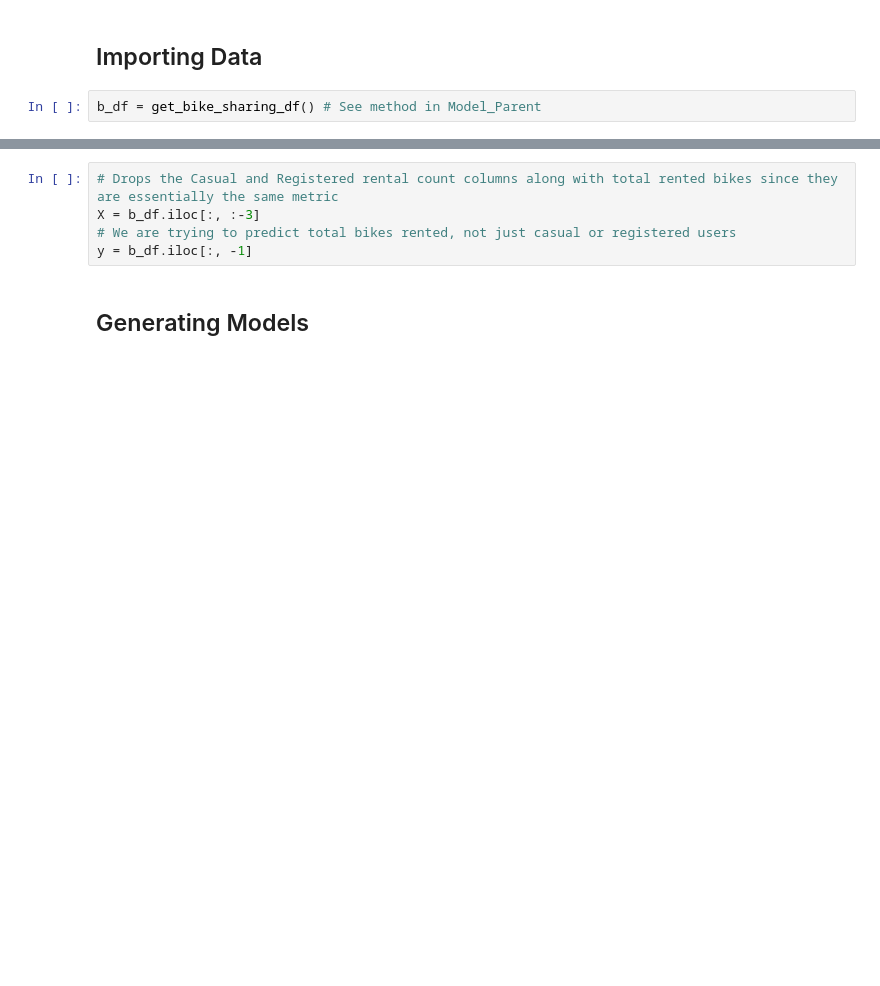
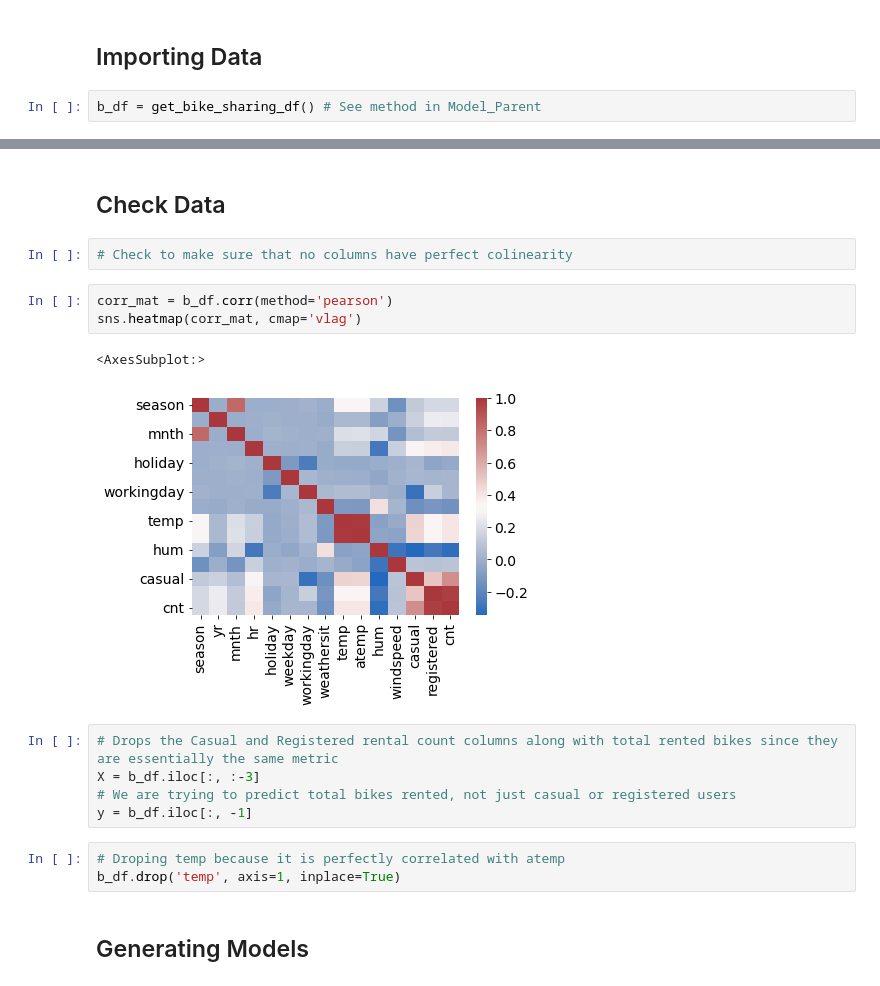
Before and after one commit to sking115422/DS2_P1, a Jupyter notebook: python/bike_sharing.ipynb, the cells around one changed output, grey strips where cells are left out. Saved outputs shown, nothing was run; the diff lists cells and outputs as text; blank space fills up the shorter version.

```diff
--- a/python/bike_sharing.ipynb
+++ b/python/bike_sharing.ipynb
@@ -41,11 +41,24 @@ b_df
 | 17377 | 1 | 1 | 12 | 22 | 0 | 1 | 1 | 1 | 0.26 | 0.2727 | ... |
 | 17378 | 1 | 1 | 12 | 23 | 0 | 1 | 1 | 1 | 0.26 | 0.2727 | ... |
 17379 rows × 15 columns
+# %% [markdown]
+## Check Data
+# %%
+# Check to make sure that no columns have perfect colinearity
+# %%
+corr_mat = b_df.corr(method='pearson')
+sns.heatmap(corr_mat, cmap='vlag')
+# %% [output]
+<AxesSubplot:>
+[figure, added]
 # %%
 # Drops the Casual and Registered rental count columns along with total rented bikes since they are essentially the same metric
 X = b_df.iloc[:, :-3]
 # We are trying to predict total bikes rented, not just casual or registered users
 y = b_df.iloc[:, -1]
+# %%
+# Droping temp because it is perfectly correlated with atemp
+b_df.drop('temp', axis=1, inplace=True)
 # %% [markdown]
 ## Generating Models
 # %% [markdown]
```
Also changed, not shown: parts of 1 cell of this notebook, 1 other file.
